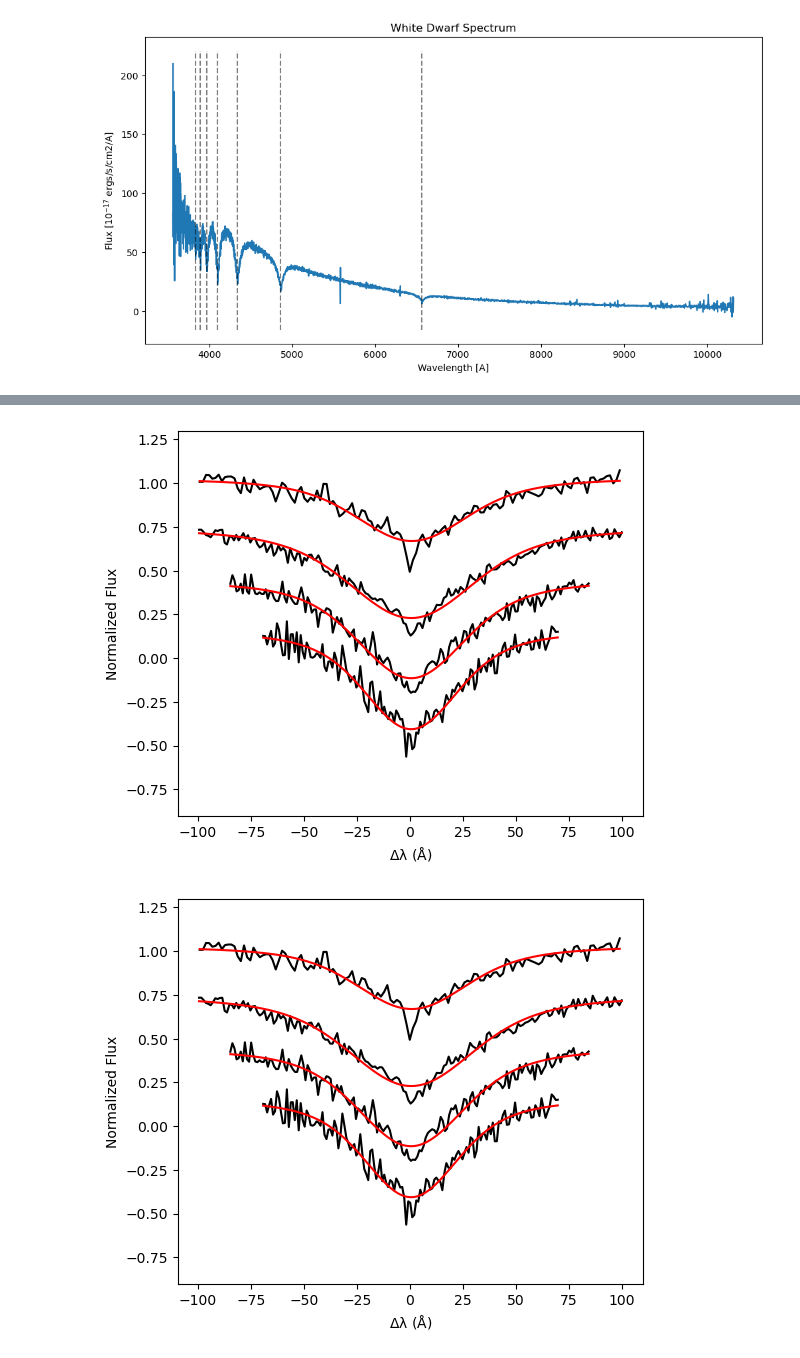
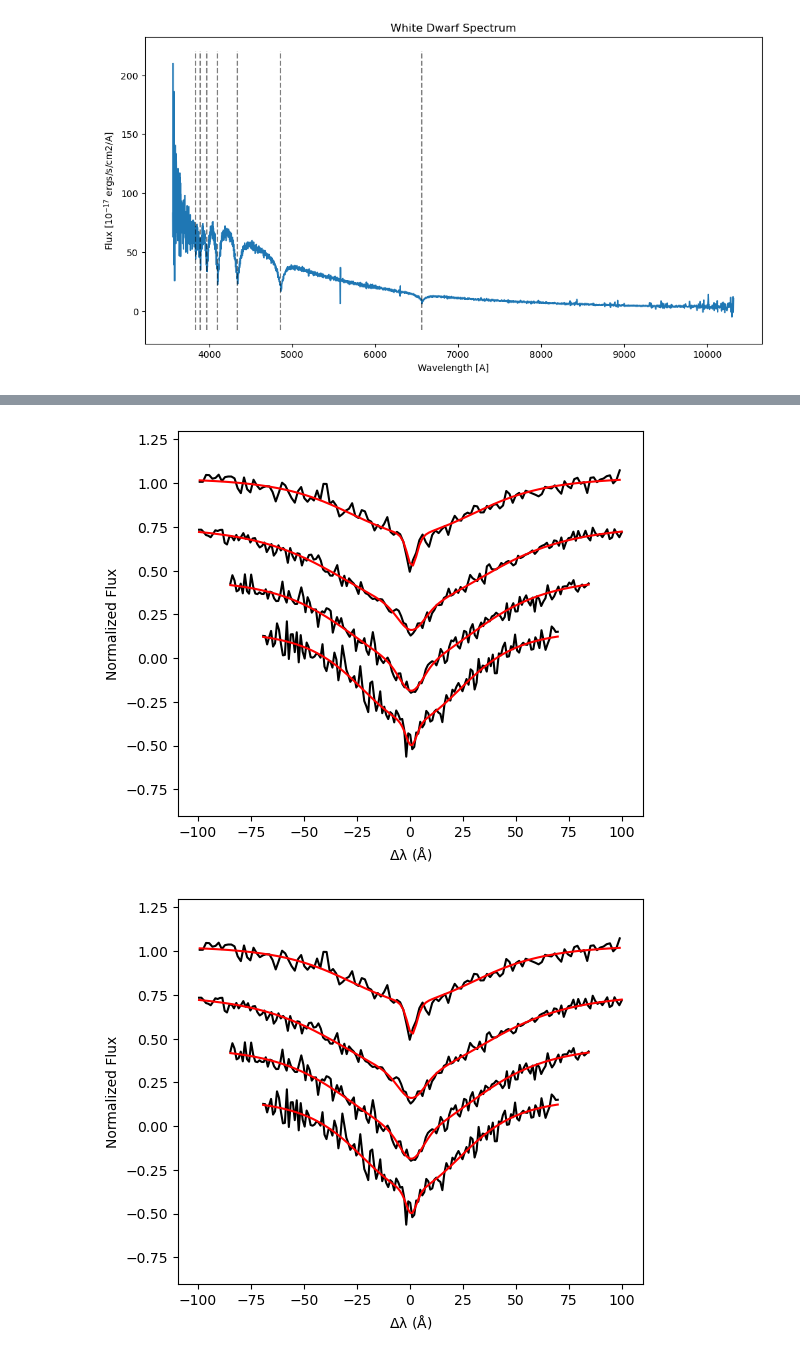
Before and after one commit to stefanarseneau/corv-tutorial, a Jupyter notebook: example.ipynb, the cells around one changed output, grey strips where cells are left out. Saved outputs shown, nothing was run; the diff lists cells and outputs as text; code cells hidden in the pictures.

```diff
--- a/example.ipynb
+++ b/example.ipynb
@@ -29,9 +31,11 @@ fiberid = 485
 
 spec = SDSS.get_spectra_async(plate=plate, fiberID=fiberid, mjd=mjd)[0].get_fits()
 # %%
-wl = 10**spec[1].data['loglam']
-fl = spec[1].data['flux']
-ivar = spec[1].data['ivar']
+i = 1
+
+wl = 10**spec[i].data['loglam']
+fl = spec[i].data['flux']
+ivar = spec[i].data['ivar']
 # %%
 balmer_lines = [6562.79, 4861.35, 4340.47, 4101.73, 3970.07, 3889.06, 3835.40]
 
@@ -49,4 +69,4 @@ Text(0.5, 1.0, 'White Dwarf Spectrum')
 # %%
-corvmodel = corv.models.make_balmer_model(names = ['a','b','g','d'])
+corvmodel = corv.models.make_balmer_model(nvoigt = 2, names = ['a','b','g','d'])
 
 param_res, rv_res, rv_init = corv.fit.fit_corv(wl, fl, ivar, corvmodel)
@@ -53,8 +81,8 @@ param_res, rv_res, rv_init = corv.fit.fit_corv(wl, fl, ivar, corvmodel)
 # %%
-corv.utils.lineplot(wl, fl, ivar, corvmodel, rv_res.params, gap = 0.3, printparams = False, figsize = (6, 5))
+corv.utils.lineplot(wl, fl, ivar, corvmodel, rv_res.params, printparams = False, gap = 0.3, figsize = (6, 5))
 # %% [output]
-[figure, old version]
+[figure, new version]
-[figure, old version]
+[figure, new version]
 # %%
 rv_res.params['RV']
 # %% [output]
```
Also changed, not shown: parts of 4 cells of this notebook.
